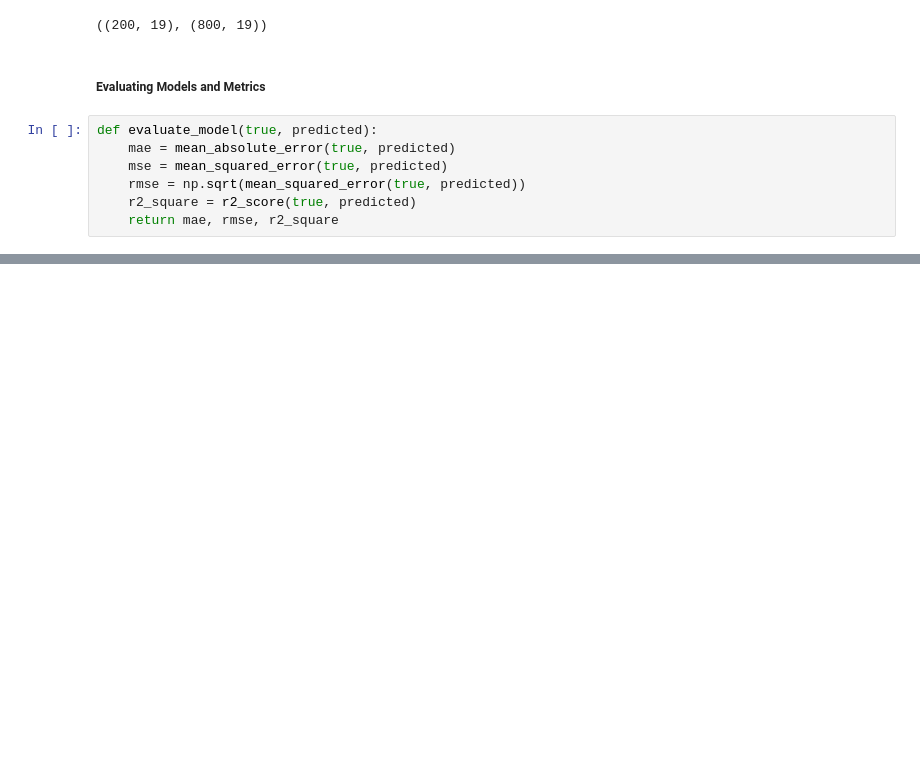
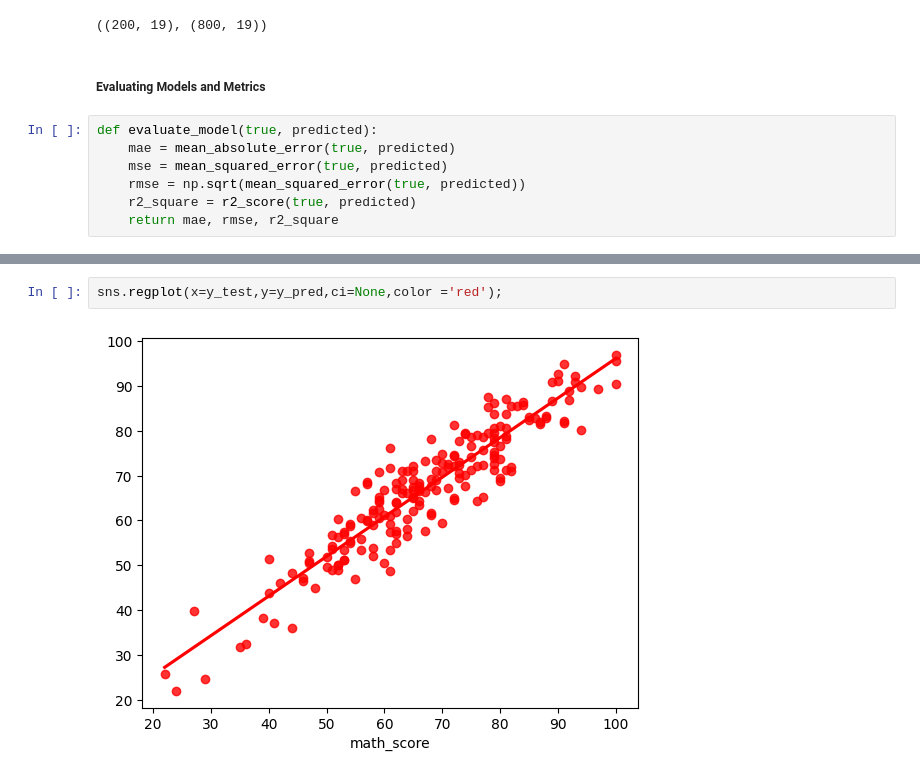
Before and after one commit to bhatkishan42/ML_V1, a Jupyter notebook: DB/Model 1.ipynb, the cells around one changed output, grey strips where cells are left out. Saved outputs shown, nothing was run; the diff lists cells and outputs as text; blank space fills up the shorter version.

```diff
--- a/DB/Model 1.ipynb
+++ b/DB/Model 1.ipynb
@@ -195,0 +227,4 @@ Model performance for Test set
+# %%
+sns.regplot(x=y_test,y=y_pred,ci=None,color ='red');
+# %% [output]
+[figure, added]
```
Also changed, not shown: parts of 7 cells of this notebook, 3 other files.
